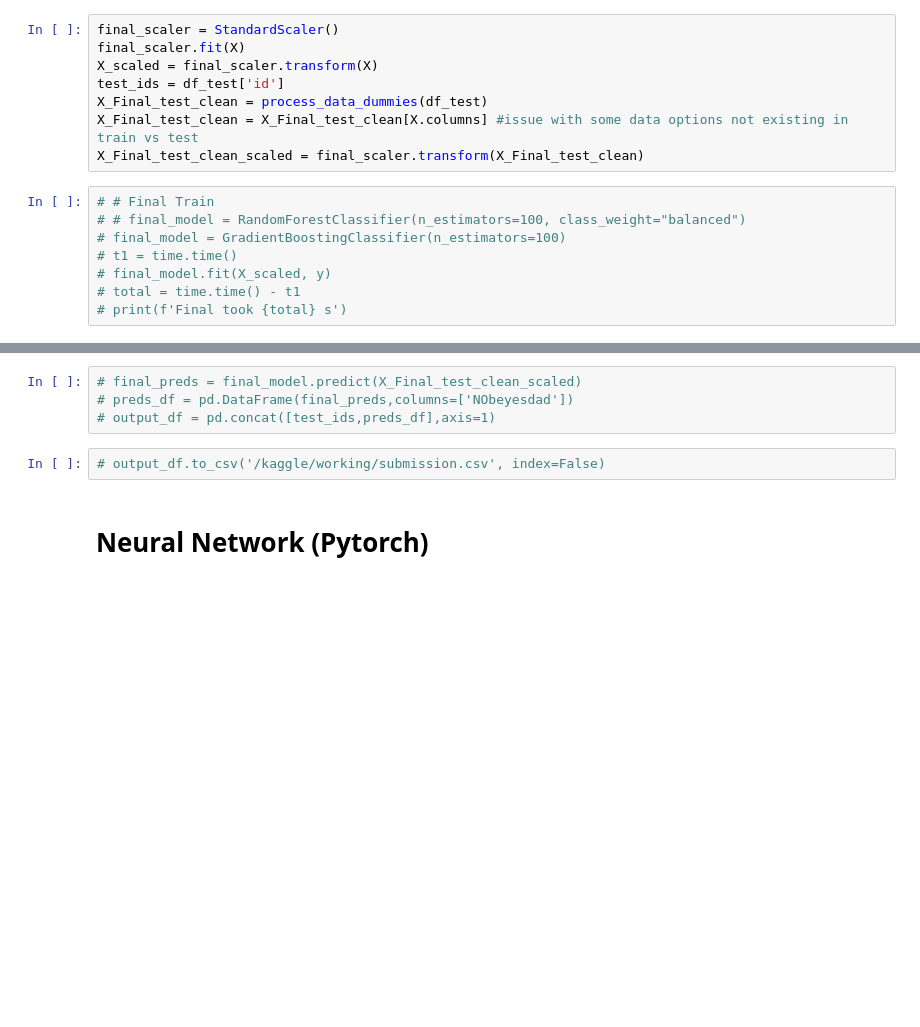
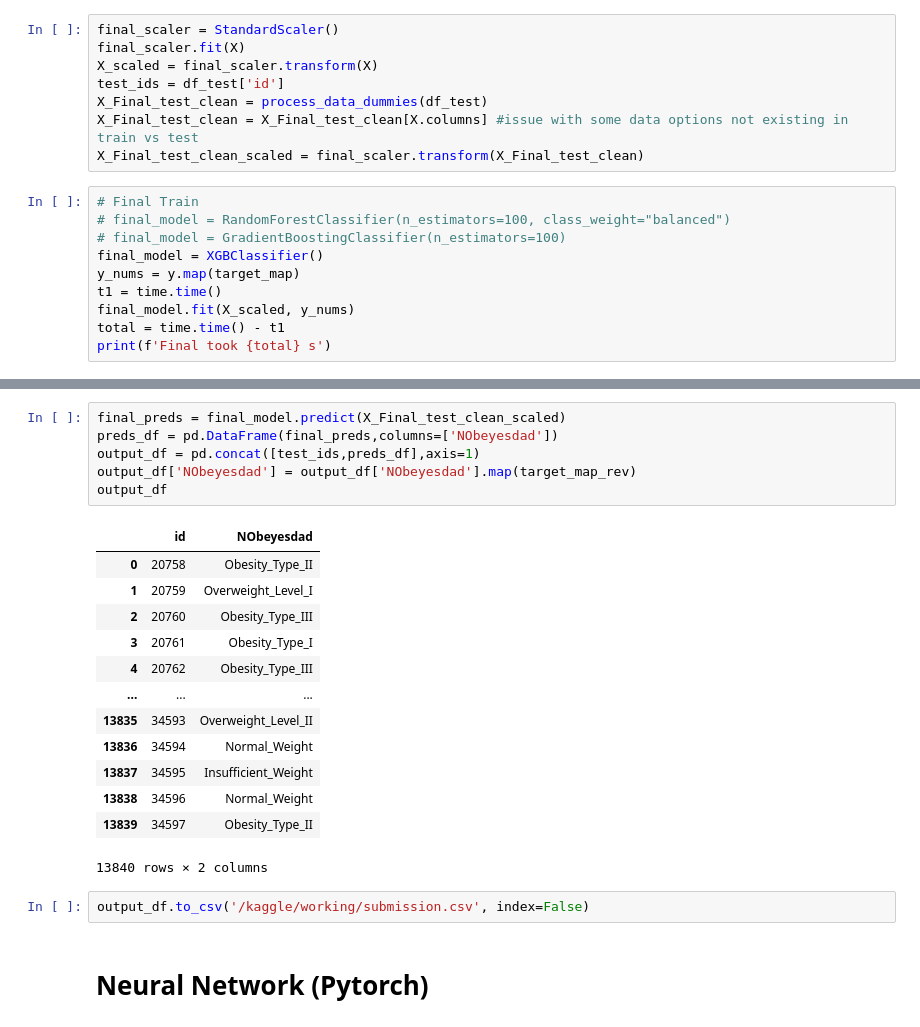
Before and after one commit to andrewbremner3/PlayGroundSeries, a Jupyter notebook: weightrisk-s4e2-pytorch.ipynb, the cells around one changed output, grey strips where cells are left out. Drawn from its saved outputs; the diff is of its cells as text; blank space fills up the shorter version.

Commit message:
Kaggle Notebook | WeightRisk | s4e2 | Sklearn Models vs Pytorch | add XGBoost classifier

```diff
--- a/weightrisk-s4e2-pytorch.ipynb
+++ b/weightrisk-s4e2-pytorch.ipynb
@@ -228,10 +245,12 @@ X_Final_test_clean = process_data_dummies(df_test)
 X_Final_test_clean = X_Final_test_clean[X.columns] #issue with some data options not existing in train vs test
 X_Final_test_clean_scaled = final_scaler.transform(X_Final_test_clean)
 # %%
-# # Final Train
-# # final_model = RandomForestClassifier(n_estimators=100, class_weight="balanced")
+# Final Train
+# final_model = RandomForestClassifier(n_estimators=100, class_weight="balanced")
 # final_model = GradientBoostingClassifier(n_estimators=100)
-# t1 = time.time()
-# final_model.fit(X_scaled, y)
-# total = time.time() - t1
-# print(f'Final took {total} s')
+final_model = XGBClassifier()
+y_nums = y.map(target_map)
+t1 = time.time()
+final_model.fit(X_scaled, y_nums)
+total = time.time() - t1
+print(f'Final took {total} s')
@@ -238,9 +259,25 @@ X_Final_test_clean_scaled = final_scaler.transform(X_Final_test_clean)
 # %%
-# final_preds = final_model.predict(X_Final_test_clean_scaled)
-# preds_df = pd.DataFrame(final_preds,columns=['NObeyesdad'])
-# output_df = pd.concat([test_ids,preds_df],axis=1)
+final_preds = final_model.predict(X_Final_test_clean_scaled)
+preds_df = pd.DataFrame(final_preds,columns=['NObeyesdad'])
+output_df = pd.concat([test_ids,preds_df],axis=1)
+output_df['NObeyesdad'] = output_df['NObeyesdad'].map(target_map_rev)
+output_df
+# %% [output]
+|  | id | NObeyesdad |
+| 0 | 20758 | Obesity_Type_II |
+| 1 | 20759 | Overweight_Level_I |
+| 2 | 20760 | Obesity_Type_III |
+| 3 | 20761 | Obesity_Type_I |
+| 4 | 20762 | Obesity_Type_III |
+| ... | ... | ... |
+| 13835 | 34593 | Overweight_Level_II |
+| 13836 | 34594 | Normal_Weight |
+| 13837 | 34595 | Insufficient_Weight |
+| 13838 | 34596 | Normal_Weight |
+| 13839 | 34597 | Obesity_Type_II |
+13840 rows × 2 columns
 # %%
-# output_df.to_csv('/kaggle/working/submission.csv', index=False)
+output_df.to_csv('/kaggle/working/submission.csv', index=False)
 # %% [markdown]
 # Neural Network (Pytorch)
 # %%
```
Also changed, not shown: parts of 15 cells of this notebook.
